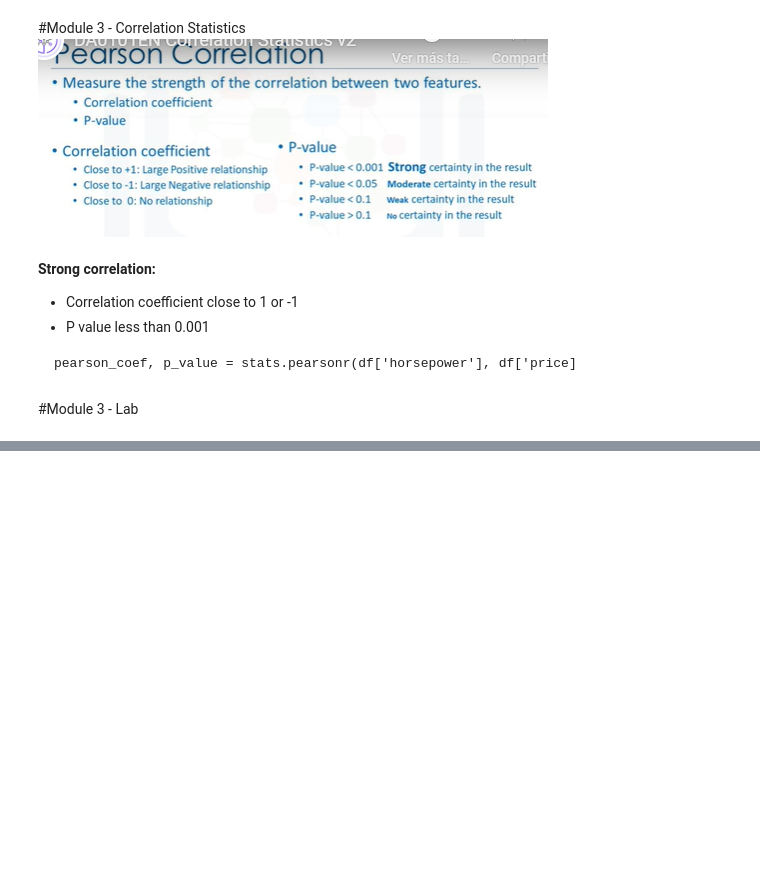
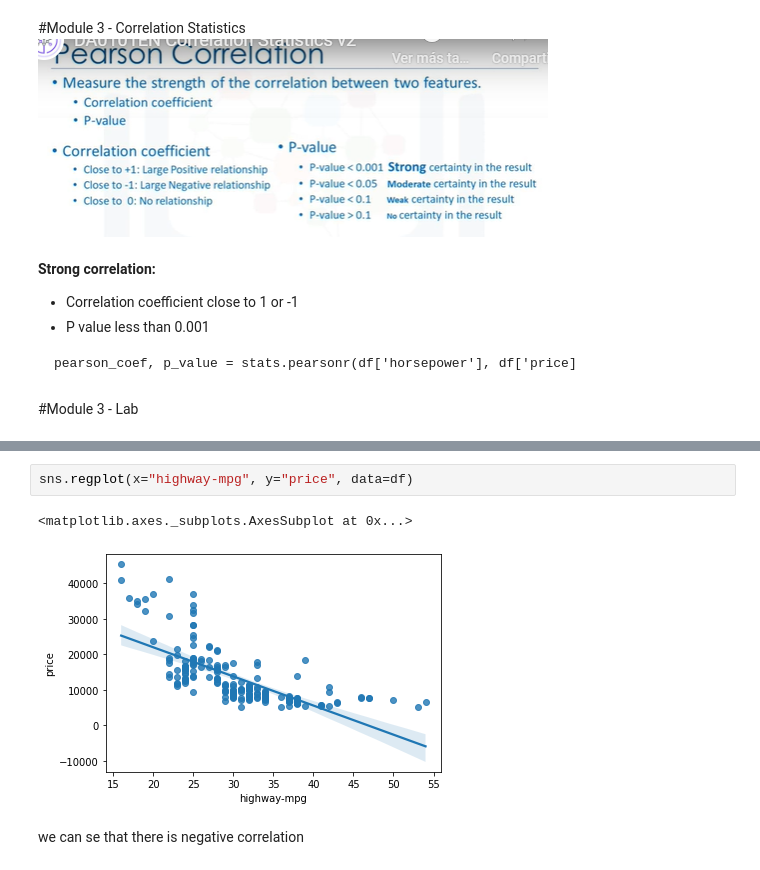
Before and after one commit to PosgradoMNA/actividades-de-aprendizaje-rafaelsangarcia, a Jupyter notebook: DataAnalysis_Module3_A01182780.ipynb, the cells around one changed output, grey strips where cells are left out. Saved outputs shown, nothing was run; the diff lists cells and outputs as text; blank space fills up the shorter version.

```diff
--- a/DataAnalysis_Module3_A01182780.ipynb
+++ b/DataAnalysis_Module3_A01182780.ipynb
@@ -119,0 +246,7 @@ pearson_coef, p_value = stats.pearsonr(df['horsepower'], df['price]
+# %%
+sns.regplot(x="highway-mpg", y="price", data=df)
+# %% [output]
+<matplotlib.axes._subplots.AxesSubplot at 0x...>
+[figure, added]
+# %% [markdown]
+we can se that there is negative correlation
```
Also changed, not shown: parts of 64 cells of this notebook.
